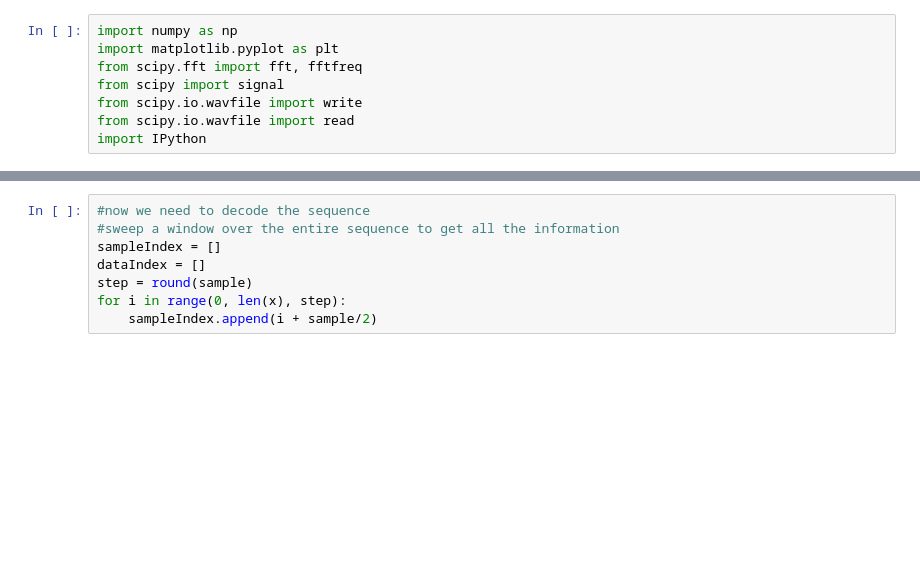
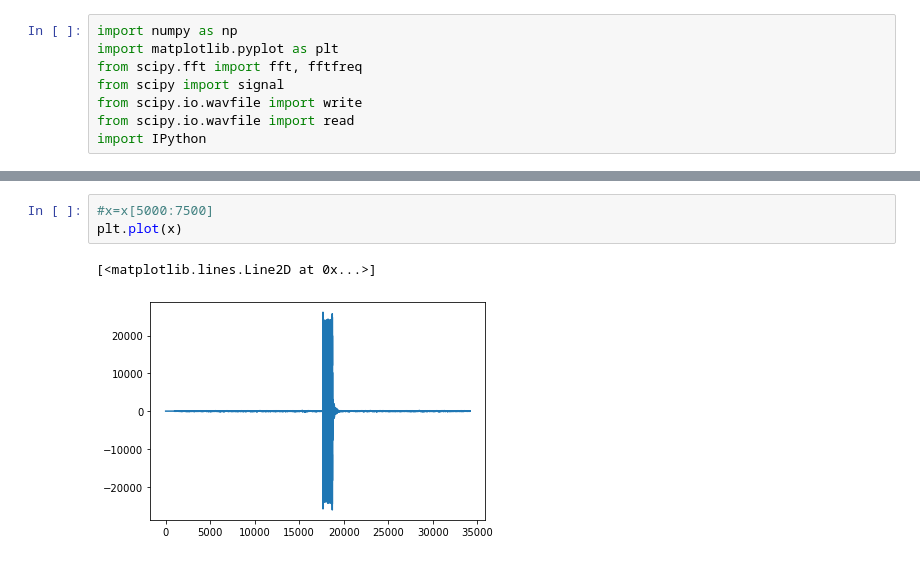
Before and after one commit to AlexDom513/DSP, a Jupyter notebook: Communications/OOK/OOK prototyping.ipynb, the cells around one changed output, grey strips where cells are left out. Saved outputs shown, nothing was run; the diff lists cells and outputs as text; blank space fills up the shorter version.

```diff
--- a/Communications/OOK/OOK prototyping.ipynb
+++ b/Communications/OOK/OOK prototyping.ipynb
@@ -57,8 +58,6 @@ IPython.display.Audio(file+'.wav')
-# %%
-#now we need to decode the sequence
-#sweep a window over the entire sequence to get all the information
-sampleIndex = []
-dataIndex = []
-step = round(sample)
-for i in range(0, len(x), step):
-    sampleIndex.append(i + sample/2)
+# %%
+#x=x[5000:7500]
+plt.plot(x)
+# %% [output]
+[<matplotlib.lines.Line2D at 0x...>]
+[figure, added]
```
Also changed, not shown: parts of 15 cells of this notebook, 3 other files.
